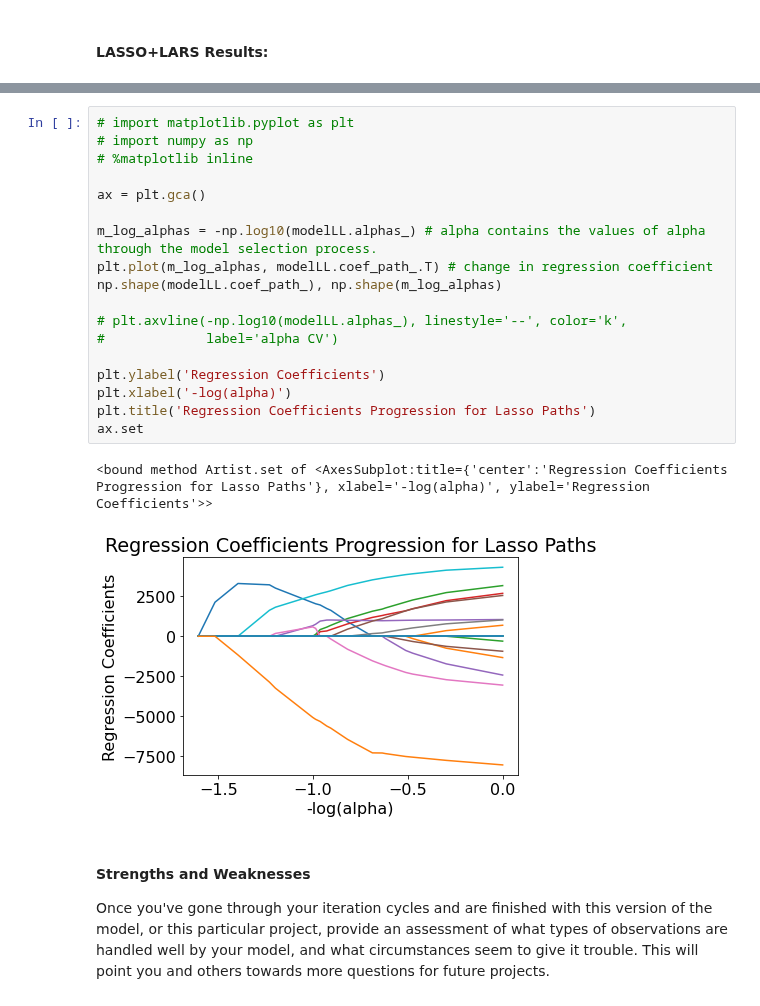
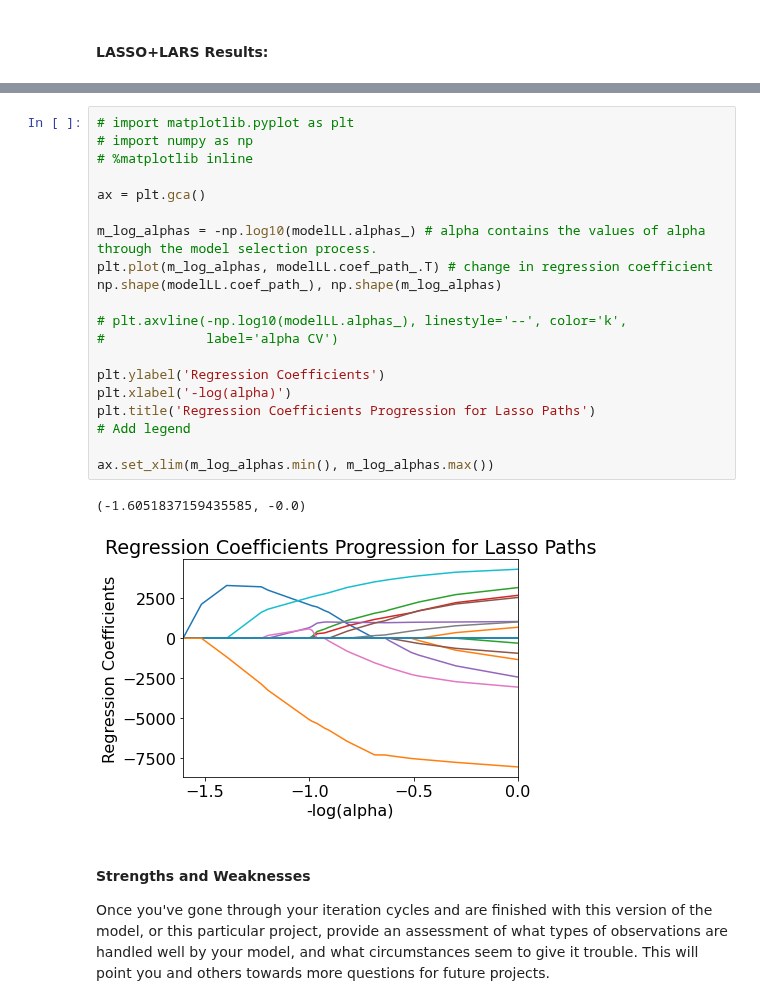
Before and after one commit to SVI-Capstone/svi_capstone, a Jupyter notebook: mvp.ipynb, the cells around one changed output, grey strips where cells are left out. Saved outputs shown, nothing was run; the diff lists cells and outputs as text.

```diff
--- a/mvp.ipynb
+++ b/mvp.ipynb
@@ -494,24 +494,26 @@ dtype: float64
 # %%
 # import matplotlib.pyplot as plt
 # import numpy as np
 # %matplotlib inline
 
 ax = plt.gca()
 
 m_log_alphas = -np.log10(modelLL.alphas_) # alpha contains the values of alpha through the model selection process.
 plt.plot(m_log_alphas, modelLL.coef_path_.T) # change in regression coefficient
 np.shape(modelLL.coef_path_), np.shape(m_log_alphas)
 
 # plt.axvline(-np.log10(modelLL.alphas_), linestyle='--', color='k',
 #             label='alpha CV')
 
 plt.ylabel('Regression Coefficients')
 plt.xlabel('-log(alpha)')
 plt.title('Regression Coefficients Progression for Lasso Paths')
-ax.set
+# Add legend
+
+ax.set_xlim(m_log_alphas.min(), m_log_alphas.max())
 # %% [output]
-<bound method Artist.set of <AxesSubplot:title={'center':'Regression Coefficients Progression for Lasso Paths'}, xlabel='-log(alpha)', ylabel='Regression Coefficients'>>
+(-1.6051837159435585, -0.0)
-[figure, old version]
+[figure, new version]
 # %% [markdown]
 #### Strengths and Weaknesses
 
```
Also changed, not shown: 1 other file.
